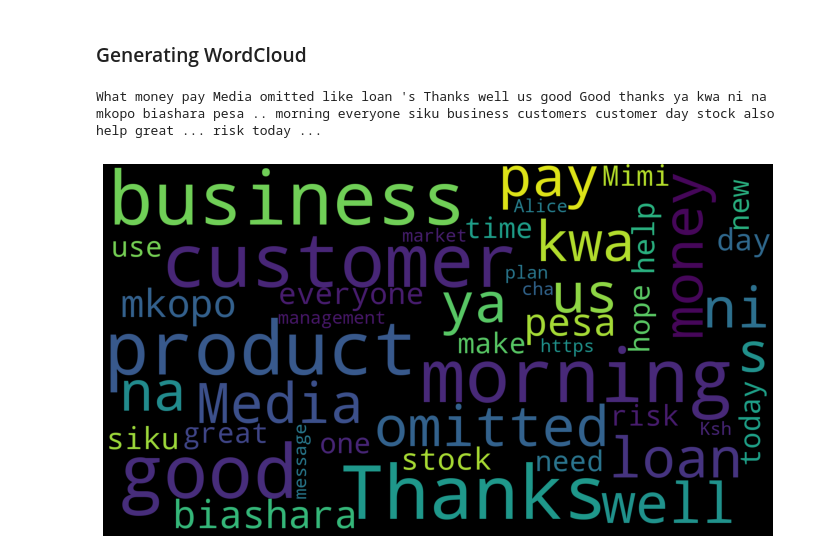
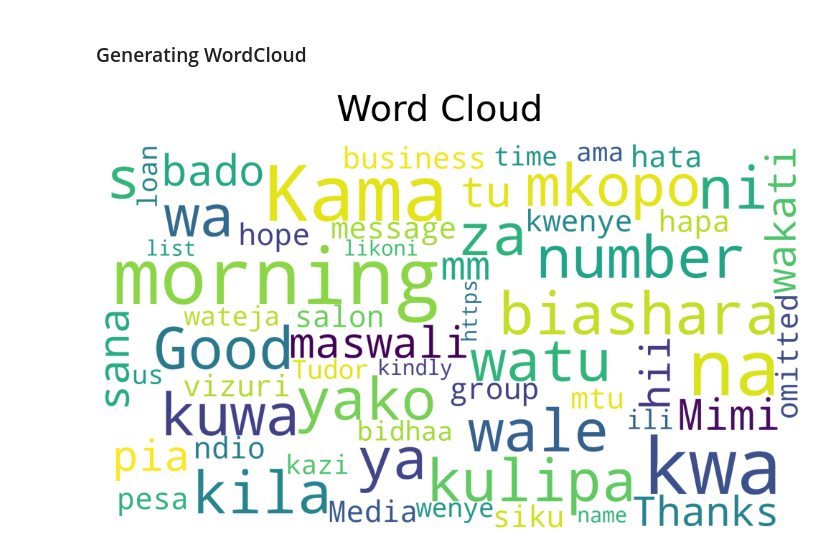
Before and after one commit to TechnoServe/whatsapp-chat-analyser, a Jupyter notebook: jupyter/MySQL Database Data.ipynb, the cells around one changed output. Cells and saved outputs as stored; diff of their text form; code cells hidden in the pictures.

Commit message:
added wordcloud to pdf

```diff
--- a/jupyter/MySQL Database Data.ipynb
+++ b/jupyter/MySQL Database Data.ipynb
@@ -54,7 +37,7 @@ connection = pymysql.connect(host='localhost',
 # %% [markdown]
 ### Simple Query
 # %%
-query = pd.read_sql_query('''select message from analyser_messagelog where chat_file_id = 5''', connection)
+query = pd.read_sql_query('''select message from analyser_messagelog where chat_file_id = 10''', connection)
 query.head()
 # %% [output]
 |  | message |
@@ -125,14 +108,15 @@ for (key, value) in fdist.items():
 ### Generating WordCloud
 # %%
 cleaned_tokens_mm = ' '.join(filteredDict)
-print(cleaned_tokens_mm)
+#print(cleaned_tokens_mm)
 
-wordcloud = WordCloud(width=1800, height=1000, max_font_size=200, background_color="black").generate(cleaned_tokens_mm)
+wordcloud = WordCloud(width=1800, height=1000, max_font_size=200, background_color="white").generate(cleaned_tokens_mm)
 # plt the image generated by WordCloud class
-plt.figure(figsize=(12,10))
+plt.figure(figsize=(20,10))
+plt.suptitle('Word Cloud', fontsize=50)
+
 plt.imshow(wordcloud)
 plt.axis("off")
 plt.show()
 # %% [output]
-What money pay Media omitted like loan 's Thanks well us good Good thanks ya kwa ni na mkopo biashara pesa .. morning everyone siku business customers customer day stock also help great ... risk today ...
-[figure, old version]
+[figure, new version]
```
Also changed, not shown: parts of 5 cells of this notebook, 10 other files.
